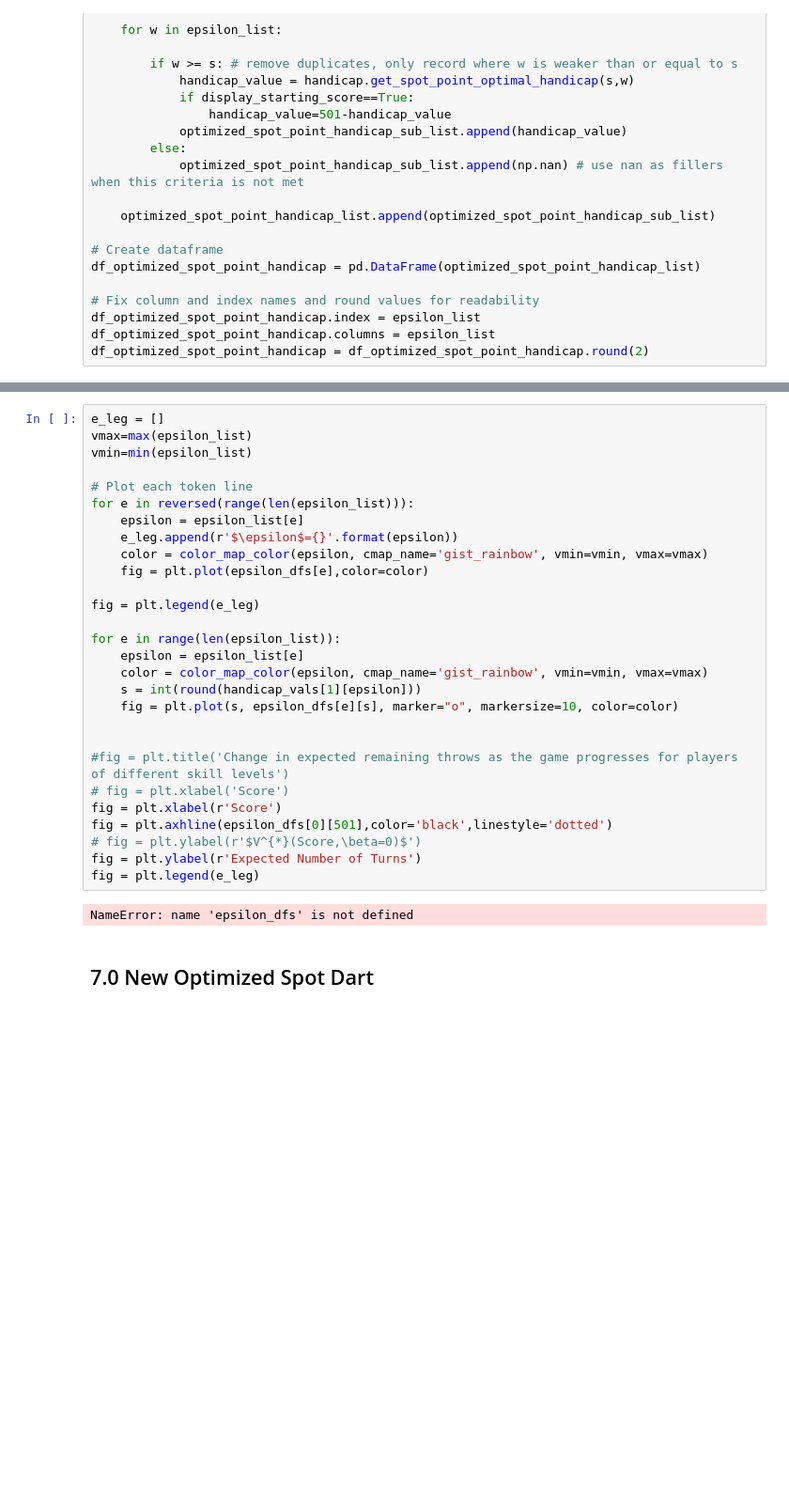
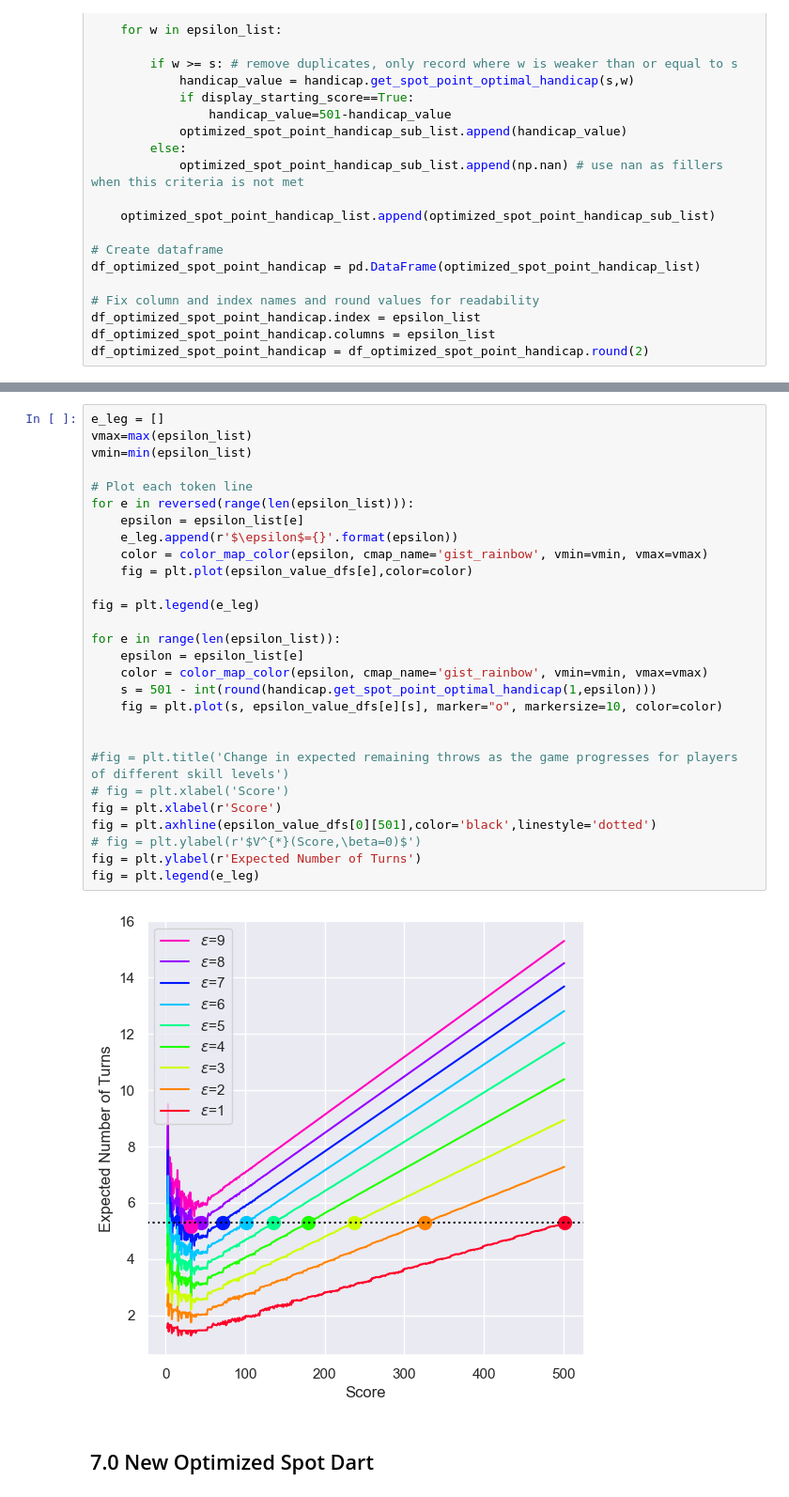
Before and after one commit to rachael-walker/darts-thesis, a Jupyter notebook: analysis/2_analysis_singleplayer_turn/2_3_eda_turn_handicaps.ipynb, the cells around one changed output, grey strips where cells are left out. Shown at 94% size. Saved outputs shown, nothing was run; the diff lists cells and outputs as text; blank space fills up the shorter version.

```diff
--- a/analysis/2_analysis_singleplayer_turn/2_3_eda_turn_handicaps.ipynb
+++ b/analysis/2_analysis_singleplayer_turn/2_3_eda_turn_handicaps.ipynb
@@ -321,33 +325,33 @@ NameError: name 'handicap_vals' is not defined
 # %%
 e_leg = []
 vmax=max(epsilon_list)
 vmin=min(epsilon_list)
 
 # Plot each token line
 for e in reversed(range(len(epsilon_list))):
     epsilon = epsilon_list[e]
     e_leg.append(r'$\epsilon$={}'.format(epsilon))
     color = color_map_color(epsilon, cmap_name='gist_rainbow', vmin=vmin, vmax=vmax)
-    fig = plt.plot(epsilon_dfs[e],color=color)
+    fig = plt.plot(epsilon_value_dfs[e],color=color)
 
 fig = plt.legend(e_leg)
 
 for e in range(len(epsilon_list)):
     epsilon = epsilon_list[e]
     color = color_map_color(epsilon, cmap_name='gist_rainbow', vmin=vmin, vmax=vmax)
-    s = int(round(handicap_vals[1][epsilon]))
-    fig = plt.plot(s, epsilon_dfs[e][s], marker="o", markersize=10, color=color)
+    s = 501 - int(round(handicap.get_spot_point_optimal_handicap(1,epsilon)))
+    fig = plt.plot(s, epsilon_value_dfs[e][s], marker="o", markersize=10, color=color)
 
 
 #fig = plt.title('Change in expected remaining throws as the game progresses for players of different skill levels')
 # fig = plt.xlabel('Score')
 fig = plt.xlabel(r'Score')
-fig = plt.axhline(epsilon_dfs[0][501],color='black',linestyle='dotted')
+fig = plt.axhline(epsilon_value_dfs[0][501],color='black',linestyle='dotted')
 # fig = plt.ylabel(r'$V^{*}(Score,\beta=0)$')
 fig = plt.ylabel(r'Expected Number of Turns')
 fig = plt.legend(e_leg)
 # %% [output]
-NameError: name 'epsilon_dfs' is not defined
+[figure, added]
 # %% [markdown]
 ## 7.0 New Optimized Spot Dart
 # %%
```
Also changed, not shown: parts of 9 cells of this notebook, 10 other files.
